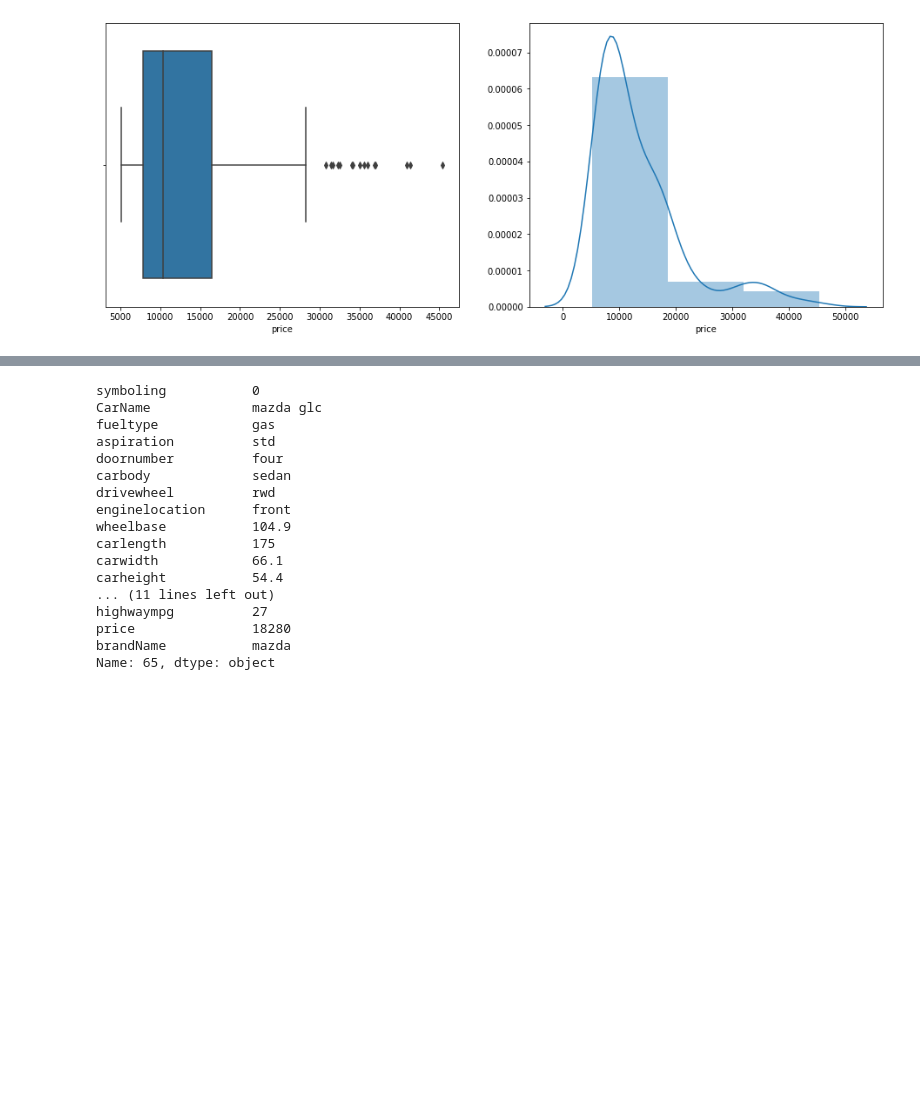
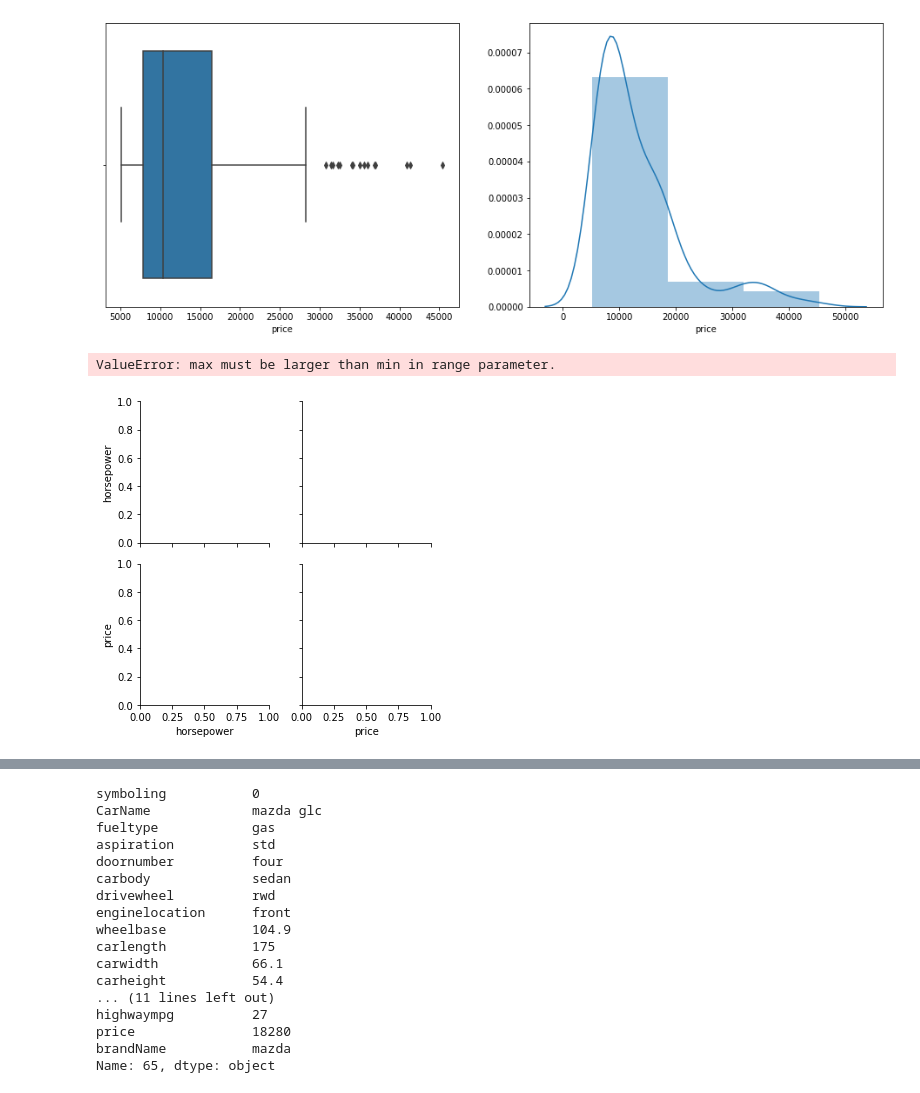
Before and after one commit to prateekkohli1992/regression_1, a Jupyter notebook: EXPLORE_DATA_AND_GAPS.ipynb, the cells around one changed output, grey strips where cells are left out. Saved outputs shown, nothing was run; the diff lists cells and outputs as text; code cells hidden in the pictures; blank space fills up the shorter version.

```diff
--- a/EXPLORE_DATA_AND_GAPS.ipynb
+++ b/EXPLORE_DATA_AND_GAPS.ipynb
@@ -410,6 +426,8 @@ Name: brandName, dtype: int64
 data.loc[(data['brandName']=='vw' )| (data['brandName']=='vokswagen')|(data['brandName']=='porcshce')|(data['brandName']=='porsche'),'brandName']='volkswagen'
 # %%
 data.loc[(data['brandName']=='toyouta' ),'brandName']='toyota'
+# %%
+data.loc[(data['brandName']=='maxda' ),'brandName']='mazda'
 # %%
 data['brandName'].value_counts()
 # %% [output]
@@ -690,6 +708,14 @@ sns.distplot(data_numeric.loc[:,'price'],bins=3,ax=ax[1])
 plt.show()
 # %% [output]
 [figure]
+# %%
+data['price']=np.log(data['price'])-np.log(data['price']).mean()
+data['horsepower']=np.log(data['horsepower'])-np.log(data['horsepower']).mean()
+sns.pairplot(data[['horsepower','price']])
+plt.show()
+# %% [output]
+ValueError: max must be larger than min in range parameter.
+[figure, added]
 # %%
 data[data_numeric.price>29500].sort_values('price')
 # %% [output]
```
Also changed, not shown: parts of 30 cells of this notebook, 5 other files.
